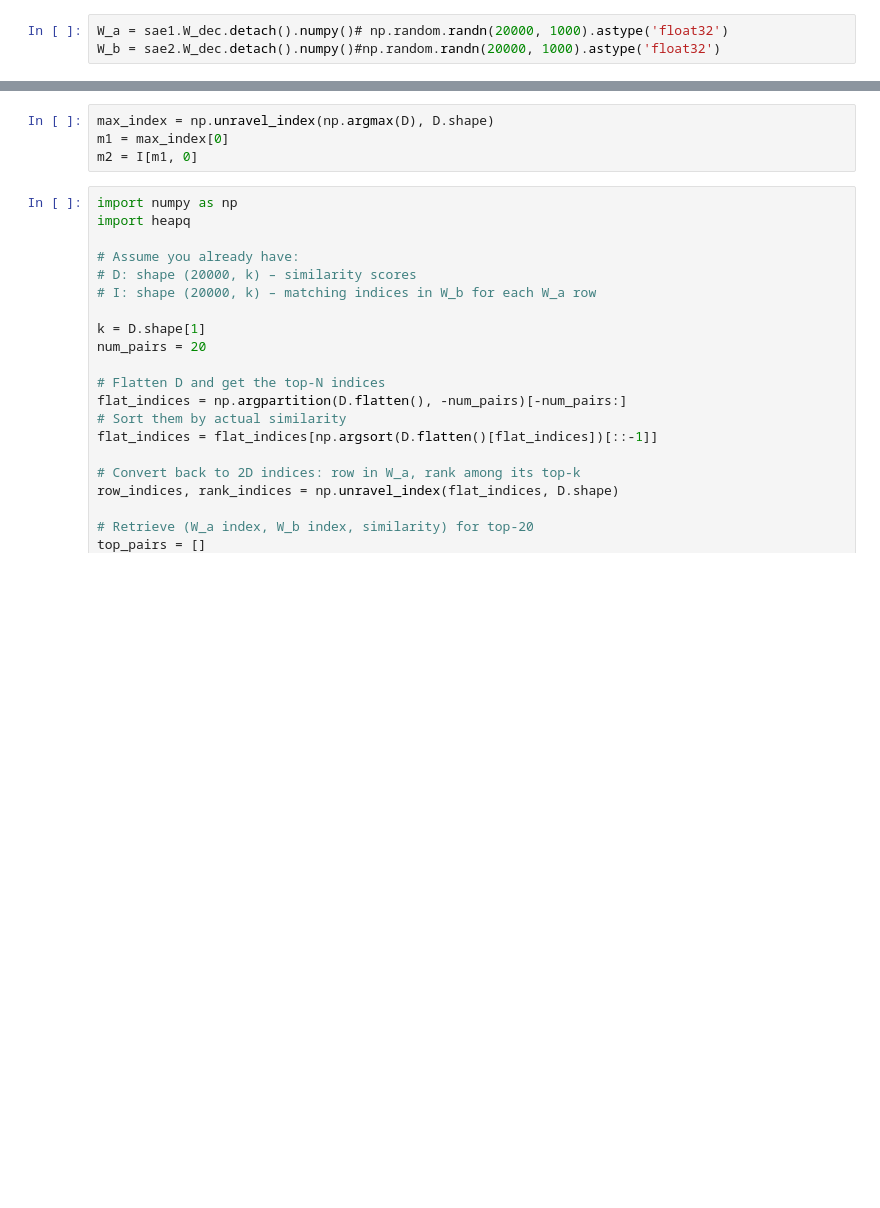
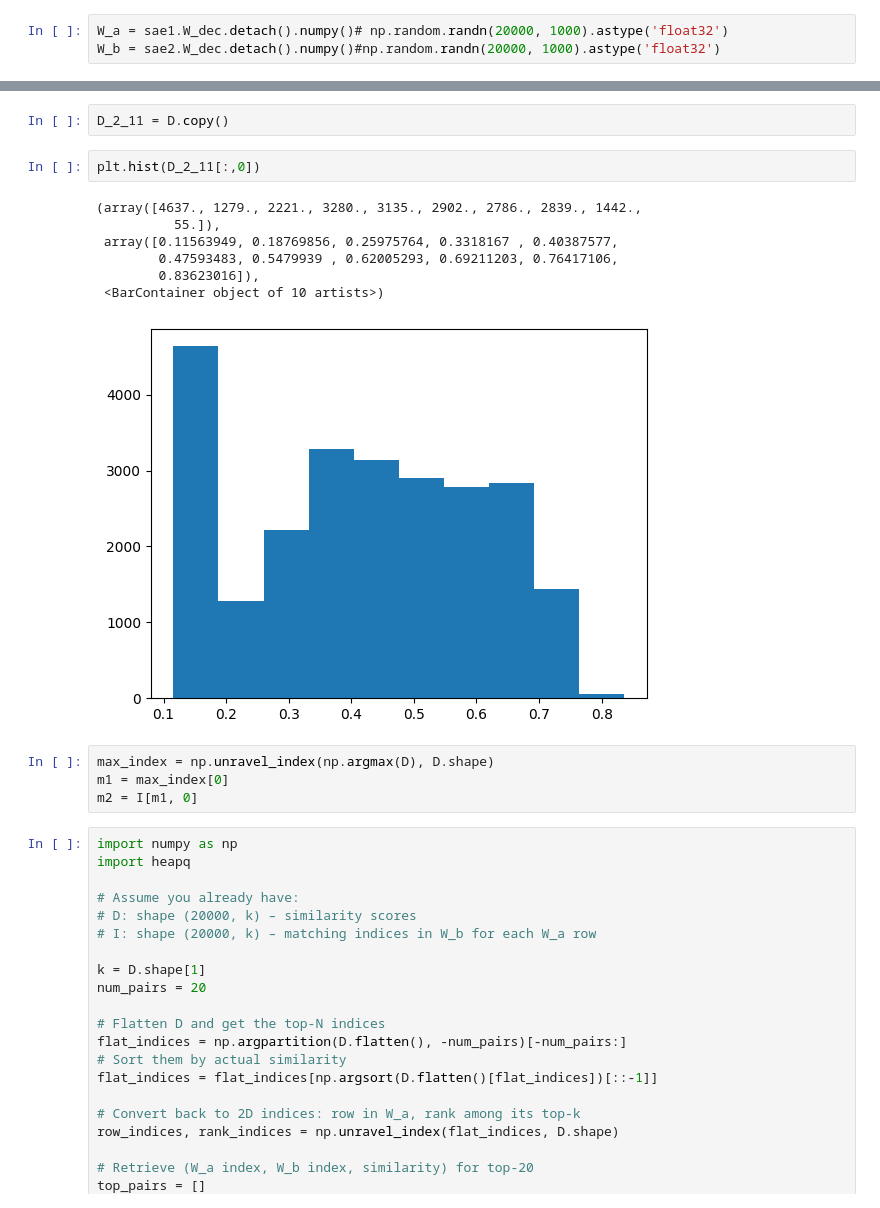
Before and after one commit to shariarvg/recurring_features, a Jupyter notebook: results.ipynb, the cells around one changed output, grey strips where cells are left out. Drawn from its saved outputs; the diff is of its cells as text; blank space fills up the shorter version.

```diff
--- a/results.ipynb
+++ b/results.ipynb
@@ -473,6 +484,18 @@ Indices of top-k matches in W_b (I):
  [12146 20966 12171  6228  2840]
  [19982 20502  8560  7886 13692]
  [12319 11467 18581 10269  9651]]
+# %%
+D_2_11 = D.copy()
+# %%
+plt.hist(D_2_11[:,0])
+# %% [output]
+(array([4637., 1279., 2221., 3280., 3135., 2902., 2786., 2839., 1442.,
+          55.]),
+ array([0.11563949, 0.18769856, 0.25975764, 0.3318167 , 0.40387577,
+        0.47593483, 0.5479939 , 0.62005293, 0.69211203, 0.76417106,
+        0.83623016]),
+ <BarContainer object of 10 artists>)
+[figure, added]
 # %%
 max_index = np.unravel_index(np.argmax(D), D.shape)
 m1 = max_index[0]
```
Also changed, not shown: parts of 17 cells of this notebook, 13 other files.
